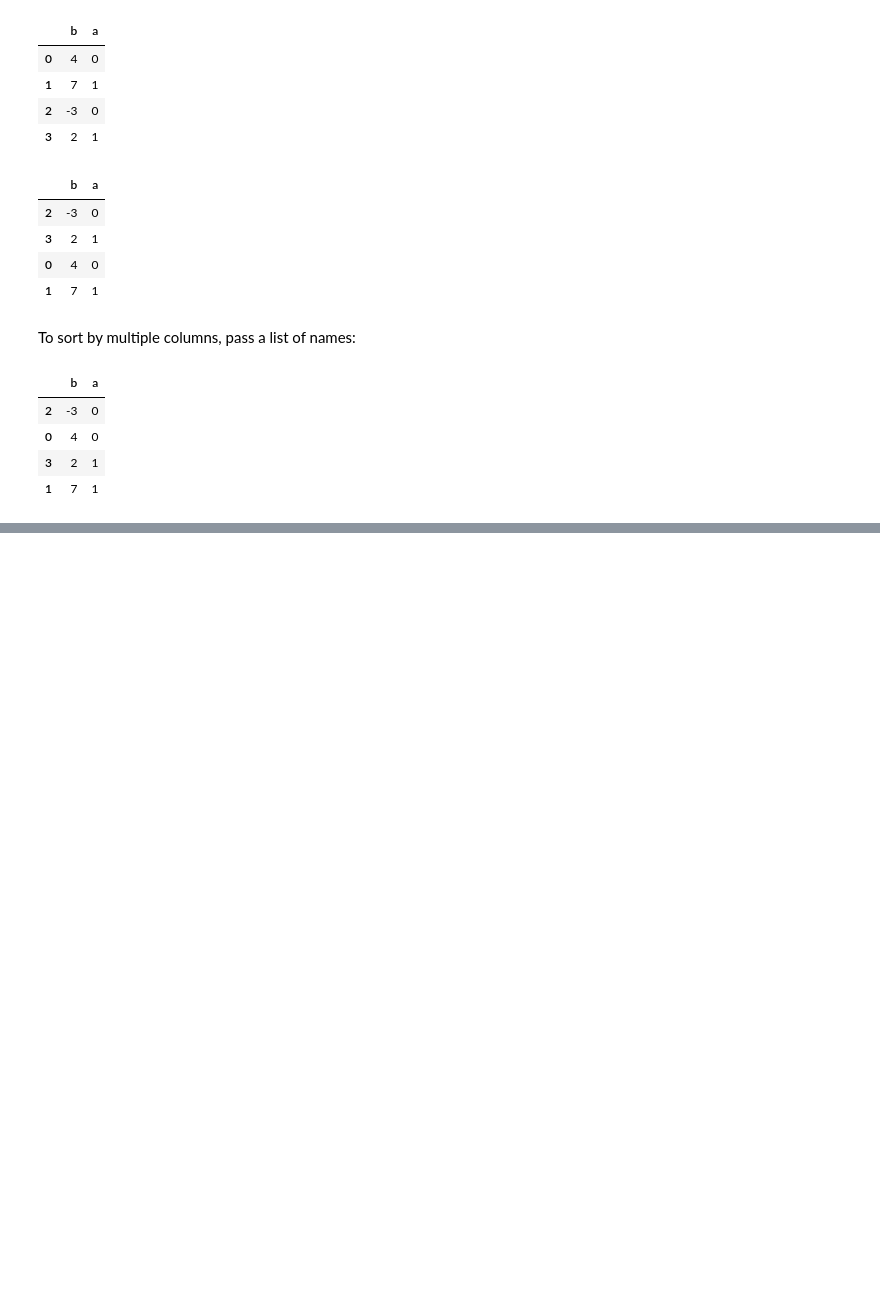
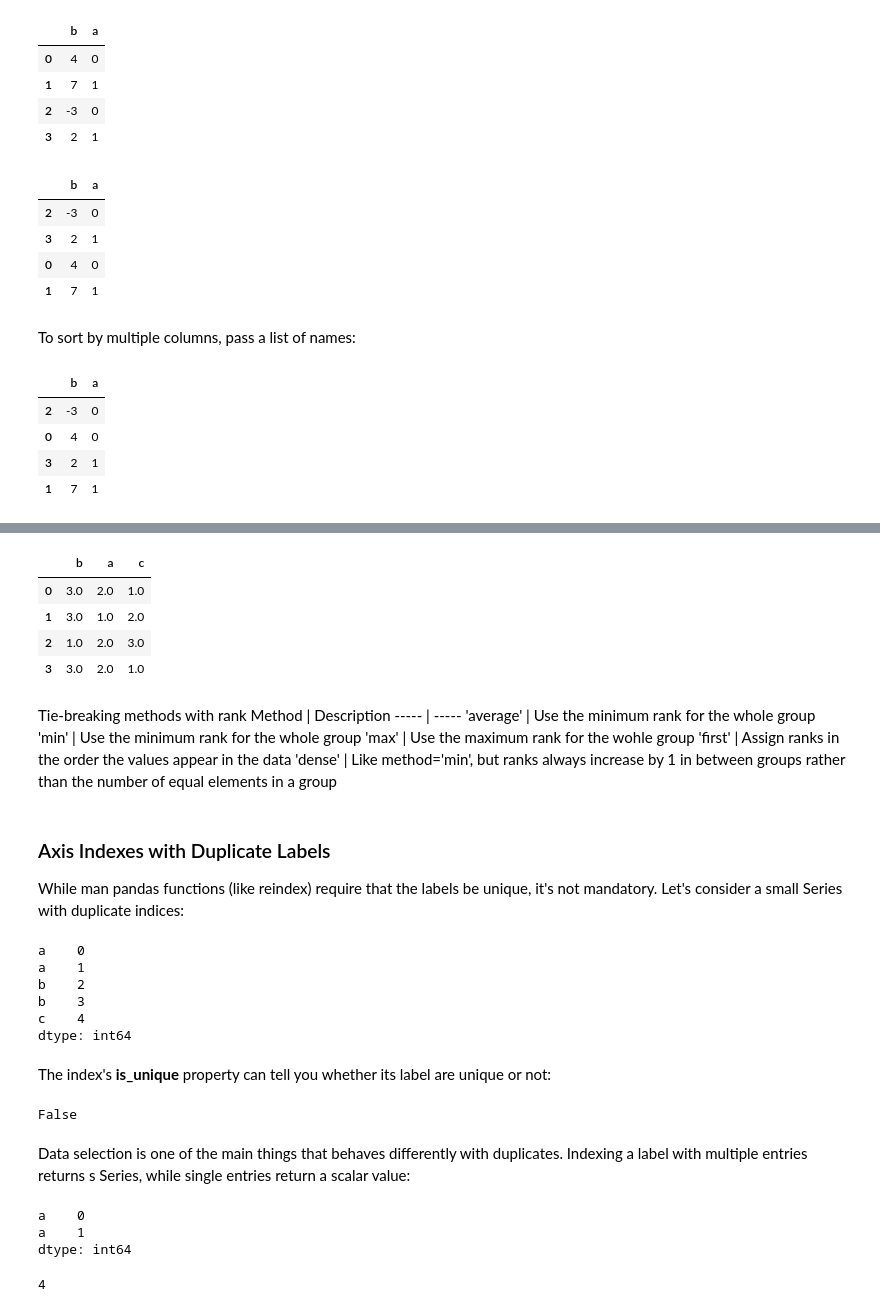
Before and after one commit to damipaigu/Python-Learning-Notes, a Jupyter notebook: Python for Data Analysis.ipynb, the cells around one changed output, grey strips where cells are left out. Cells and saved outputs as stored; diff of their text form; code cells hidden in the pictures; blank space fills up the shorter version.

```diff
--- a/Python for Data Analysis.ipynb
+++ b/Python for Data Analysis.ipynb
@@ -2680,0 +2732,48 @@ frame.sort_values(by=['a', 'b'])
+# %%
+frame.rank(axis='columns')
+# %% [output]
+|  | b | a | c |
+| 0 | 3.0 | 2.0 | 1.0 |
+| 1 | 3.0 | 1.0 | 2.0 |
+| 2 | 1.0 | 2.0 | 3.0 |
+| 3 | 3.0 | 2.0 | 1.0 |
+# %% [markdown]
+Tie-breaking methods with rank
+Method | Description
+----- | -----
+'average' | Use the minimum rank for the whole group
+'min' | Use the minimum rank for the whole group
+'max' | Use the maximum rank for the wohle group
+'first' | Assign ranks in the order the values appear in the data
+'dense' | Like method='min', but ranks always increase by 1 in between groups rather than the number of equal elements in a group
+# %% [markdown]
+### Axis Indexes with Duplicate Labels
+While man pandas functions (like reindex) require that the labels be unique, it's not mandatory. Let's consider a small Series with duplicate indices:
+# %%
+obj = pd.Series(range(5), index=['a', 'a', 'b', 'b', 'c'])
+obj
+# %% [output]
+a    0
+a    1
+b    2
+b    3
+c    4
+dtype: int64
+# %% [markdown]
+The index's __is_unique__ property can tell you whether its label are unique or not:
+# %%
+obj.index.is_unique
+# %% [output]
+False
+# %% [markdown]
+Data selection is one of the main things that behaves differently with duplicates. Indexing a label with multiple entries returns s Series, while single entries return a scalar value:
+# %%
+obj['a']
+# %% [output]
+a    0
+a    1
+dtype: int64
+# %%
+obj['c']
+# %% [output]
+4
```
Also changed, not shown: parts of 33 cells of this notebook.
